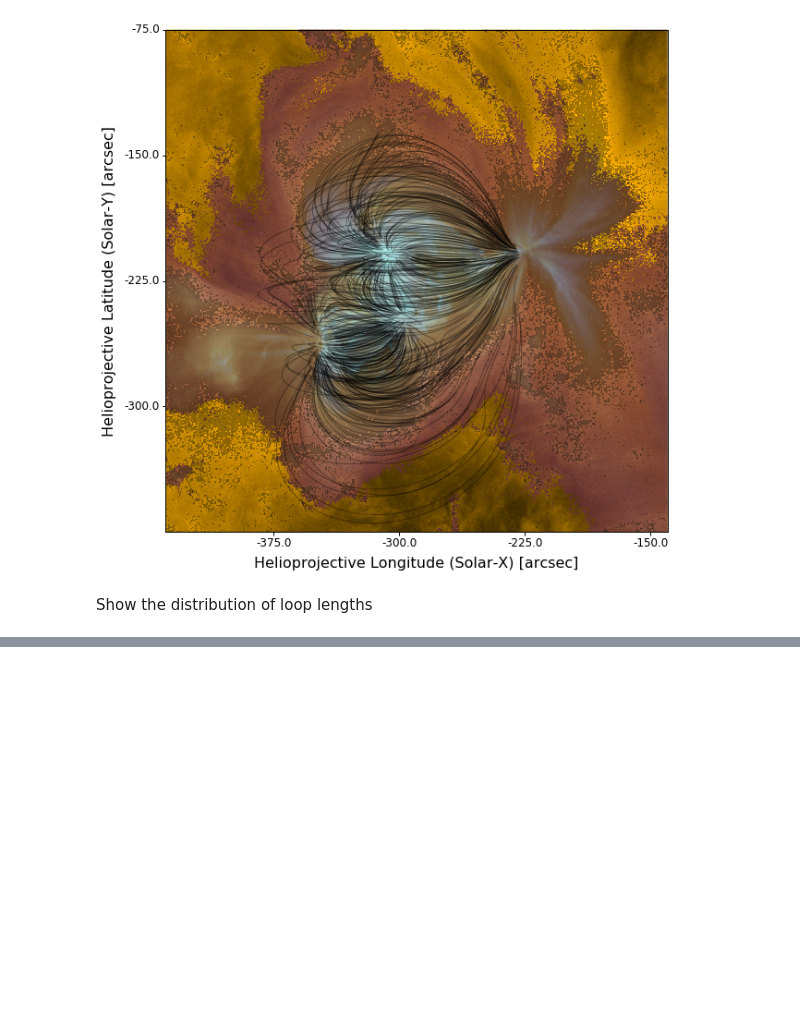
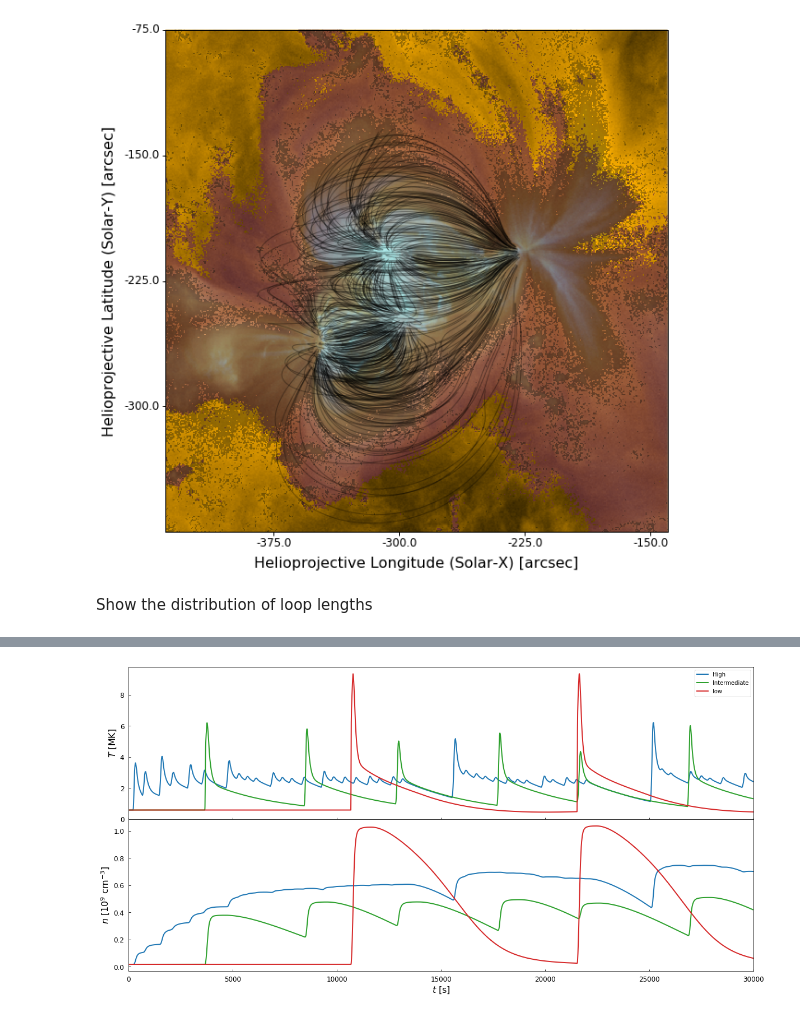
Before and after one commit to wtbarnes/tess-2018-talk, a Jupyter notebook: notebooks/figures.ipynb, the cells around one changed output, grey strips where cells are left out. Cells and saved outputs as stored; diff of their text form; code cells hidden in the pictures; blank space fills up the shorter version.

```diff
--- a/notebooks/figures.ipynb
+++ b/notebooks/figures.ipynb
@@ -125,0 +130,30 @@ fig.savefig('../img/loop_length_distribution.png',format='png',dpi=300,bbox_inch
+# %%
+ar_high = synthesizAR.Field.restore('/storage-home/w/wtb2/data/timelag_synthesis_v2/high_frequency/field_checkpoint/')
+ar_intermediate = synthesizAR.Field.restore('/storage-home/w/wtb2/data/timelag_synthesis_v2/intermediate_frequency/field_checkpoint/')
+ar_low = synthesizAR.Field.restore('/storage-home/w/wtb2/data/timelag_synthesis_v2/low_frequency/field_checkpoint/')
+# %%
+i_loop = 6#np.random.randint(0,len(ar_base.loops),size=1)[0]
+# %%
+fig,axes = plt.subplots(2,1,figsize=(20,10),sharex=True)
+# Temperature
+axes[0].plot(ar_high.loops[i_loop].time,ar_high.loops[i_loop].electron_temperature[:,0].to(u.MK),color='C0',label='High')
+axes[0].plot(ar_intermediate.loops[i_loop].time,ar_intermediate.loops[i_loop].electron_temperature[:,0].to(u.MK),color='C2',label='Intermediate')
+axes[0].plot(ar_low.loops[i_loop].time,ar_low.loops[i_loop].electron_temperature[:,0].to(u.MK),color='C3',label='low')
+axes[0].legend()
+axes[0].tick_params(axis='both',which='both',direction='in')
+
+# Density
+axes[1].plot(ar_high.loops[i_loop].time,ar_high.loops[i_loop].density[:,0]/1e9,color='C0',)
+axes[1].plot(ar_intermediate.loops[i_loop].time,ar_intermediate.loops[i_loop].density[:,0]/1e9,color='C2',)
+axes[1].plot(ar_low.loops[i_loop].time,ar_low.loops[i_loop].density[:,0]/1e9,color='C3',)
+axes[1].tick_params(axis='both',which='both',direction='in')
+# Labels and limits
+axes[0].set_xlim(0,3e4)
+axes[0].set_ylabel(r'$T$ [MK]')
+axes[1].set_ylabel(r'$n$ [10$^9$ cm$^{-3}$]')
+axes[1].set_xlabel(r'$t$ [s]')
+# Adjustments
+plt.subplots_adjust(hspace=0.)
+fig.savefig('../img/temperature_density_profiles.png',dpi=300,format='png',transparent=True,bbox_inches='tight')
+# %% [output]
+[figure, added]
```
Also changed, not shown: parts of 6 cells of this notebook, 1 other file.
